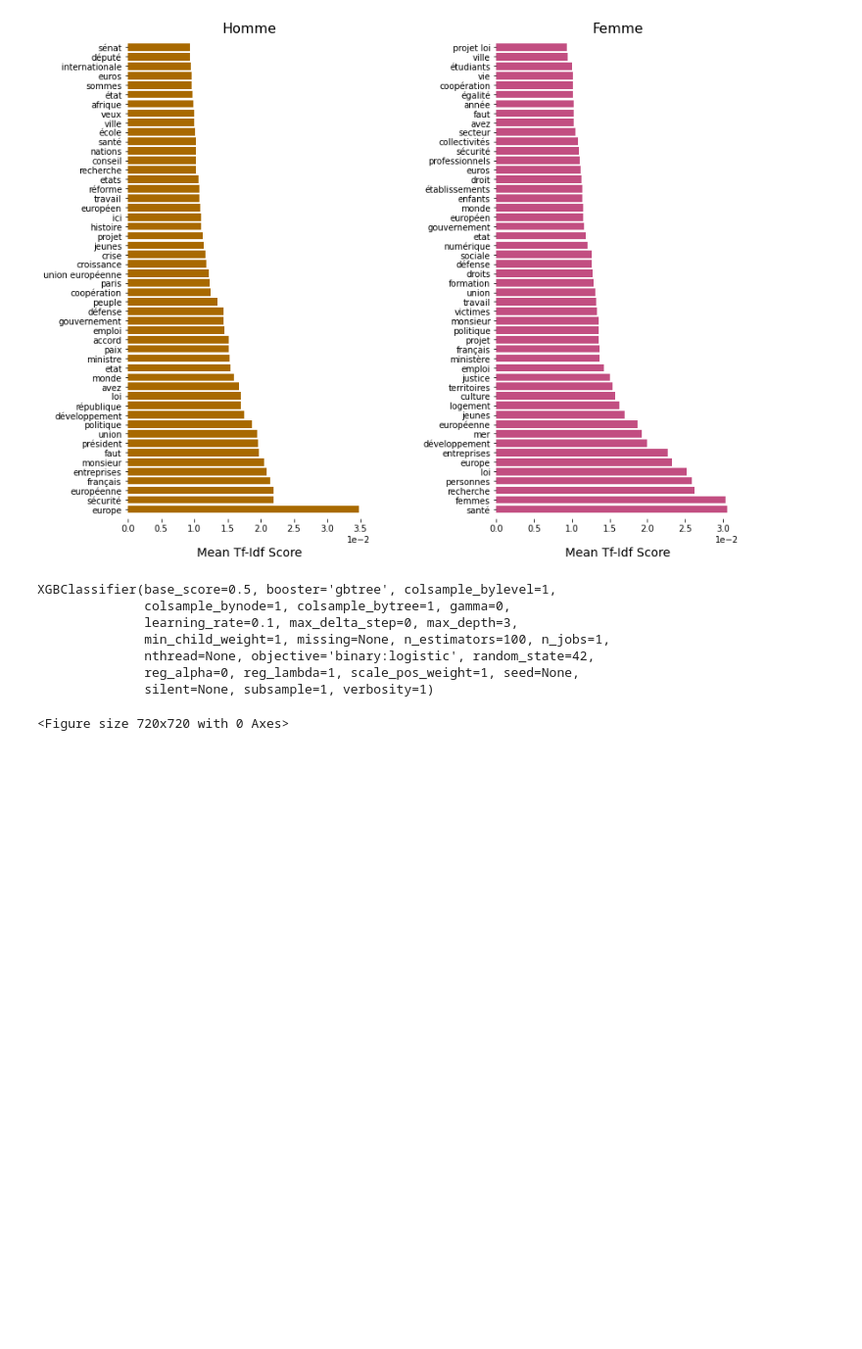
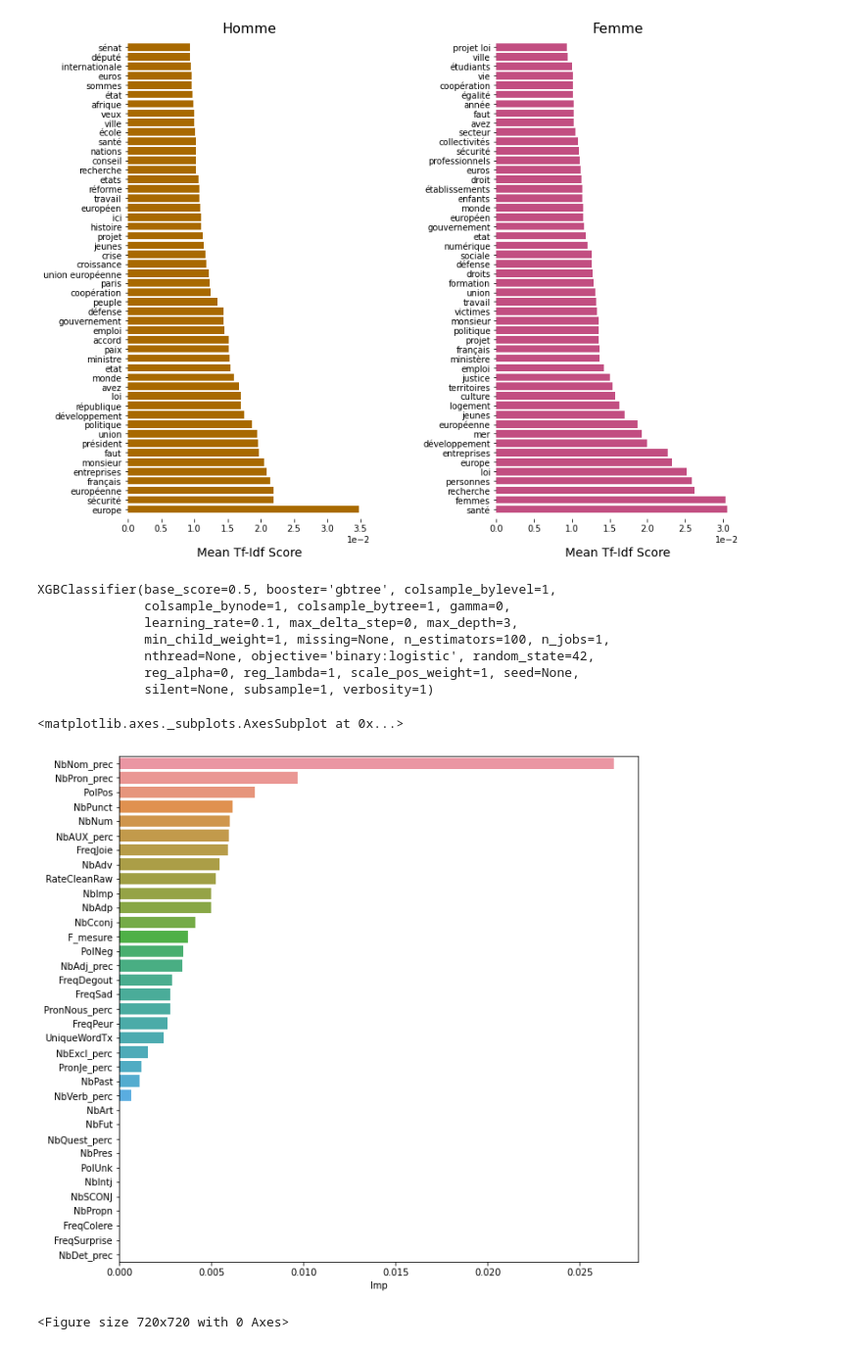
Before and after one commit to cerezamo/NLP_brouillon, a Jupyter notebook: Partie_1.ipynb, the cells around one changed output. Shown at 98% size. Saved outputs shown, nothing was run; the diff lists cells and outputs as text; code cells hidden in the pictures; blank space fills up the shorter version.

```diff
--- a/Partie_1.ipynb
+++ b/Partie_1.ipynb
@@ -1230,6 +1230,15 @@ XGBClassifier(base_score=0.5, booster='gbtree', colsample_bylevel=1,
               nthread=None, objective='binary:logistic', random_state=42,
               reg_alpha=0, reg_lambda=1, scale_pos_weight=1, seed=None,
               silent=None, subsample=1, verbosity=1)
+# %%
+df_imp = pd.DataFrame(model.feature_importances_[1000:],columns=['Imp']).set_index(X.columns)
+df_imp.sort_values('Imp',ascending=False,inplace=True)
+# %%
+plt.figure(figsize=(10,10))
+sns.barplot(x = df_imp.Imp,y = df_imp.index)
+# %% [output]
+<matplotlib.axes._subplots.AxesSubplot at 0x...>
+[figure, added]
 # %%
 from xgboost import plot_importance
 # %%
```
Also changed, not shown: parts of 2 cells of this notebook.
